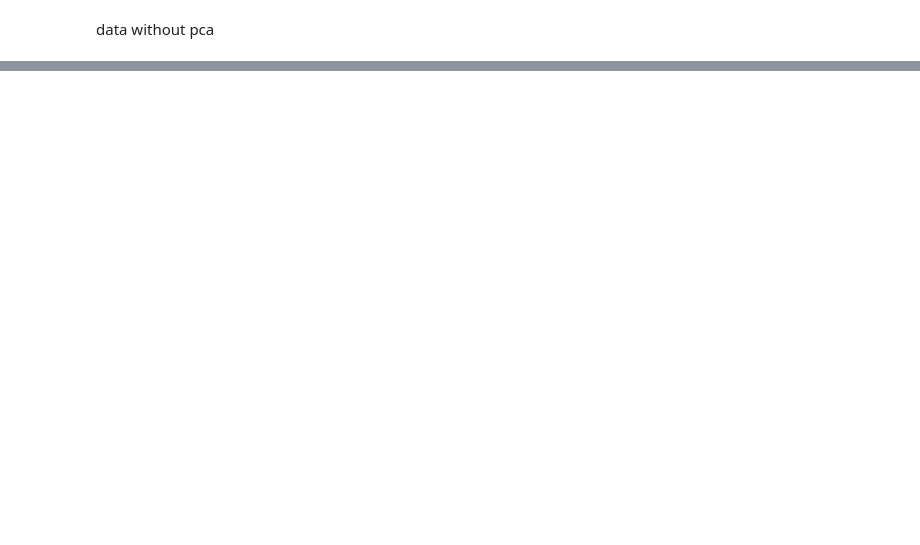
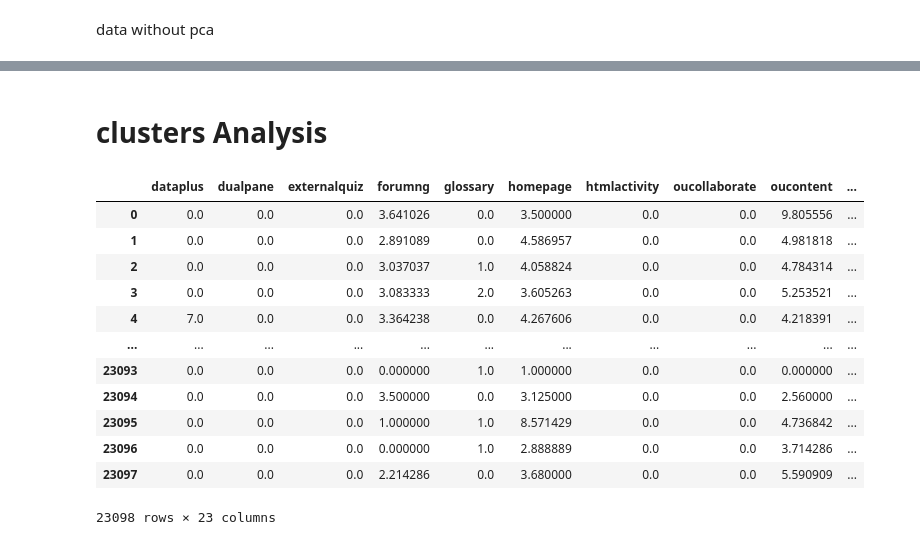
Before and after one commit to anasnofal/kaggle-notebooks-, a Jupyter notebook: eda-and-clustring-analysis.ipynb, the cells around one changed output, grey strips where cells are left out. Saved outputs shown, nothing was run; the diff lists cells and outputs as text; code cells hidden in the pictures; blank space fills up the shorter version.

Commit message:
Kaggle Notebook | EDA and clustring analysis | Version 6

```diff
--- a/eda-and-clustring-analysis.ipynb
+++ b/eda-and-clustring-analysis.ipynb
@@ -850,0 +851,2 @@ Adjusted Rand Index: -0.0150
+# %% [markdown]
+# clusters Analysis
@@ -850,0 +884,20 @@ Adjusted Rand Index: -0.0150
+# %%
+df_clusters=df.copy()
+df_clusters = sc.inverse_transform(df_clusters)
+df_clusters=pd.DataFrame(df_clusters,columns=df.columns)
+df_clusters['clusters']=labels
+df_clusters
+# %% [output]
+|  | dataplus | dualpane | externalquiz | forumng | glossary | homepage | htmlactivity | oucollaborate | oucontent | ... |
+| 0 | 0.0 | 0.0 | 0.0 | 3.641026 | 0.0 | 3.500000 | 0.0 | 0.0 | 9.805556 | ... |
+| 1 | 0.0 | 0.0 | 0.0 | 2.891089 | 0.0 | 4.586957 | 0.0 | 0.0 | 4.981818 | ... |
+| 2 | 0.0 | 0.0 | 0.0 | 3.037037 | 1.0 | 4.058824 | 0.0 | 0.0 | 4.784314 | ... |
+| 3 | 0.0 | 0.0 | 0.0 | 3.083333 | 2.0 | 3.605263 | 0.0 | 0.0 | 5.253521 | ... |
+| 4 | 7.0 | 0.0 | 0.0 | 3.364238 | 0.0 | 4.267606 | 0.0 | 0.0 | 4.218391 | ... |
+| ... | ... | ... | ... | ... | ... | ... | ... | ... | ... | ... |
+| 23093 | 0.0 | 0.0 | 0.0 | 0.000000 | 1.0 | 1.000000 | 0.0 | 0.0 | 0.000000 | ... |
+| 23094 | 0.0 | 0.0 | 0.0 | 3.500000 | 0.0 | 3.125000 | 0.0 | 0.0 | 2.560000 | ... |
+| 23095 | 0.0 | 0.0 | 0.0 | 1.000000 | 1.0 | 8.571429 | 0.0 | 0.0 | 4.736842 | ... |
+| 23096 | 0.0 | 0.0 | 0.0 | 0.000000 | 1.0 | 2.888889 | 0.0 | 0.0 | 3.714286 | ... |
+| 23097 | 0.0 | 0.0 | 0.0 | 2.214286 | 0.0 | 3.680000 | 0.0 | 0.0 | 5.590909 | ... |
+23098 rows × 23 columns
```
Also changed, not shown: parts of 18 cells of this notebook.
